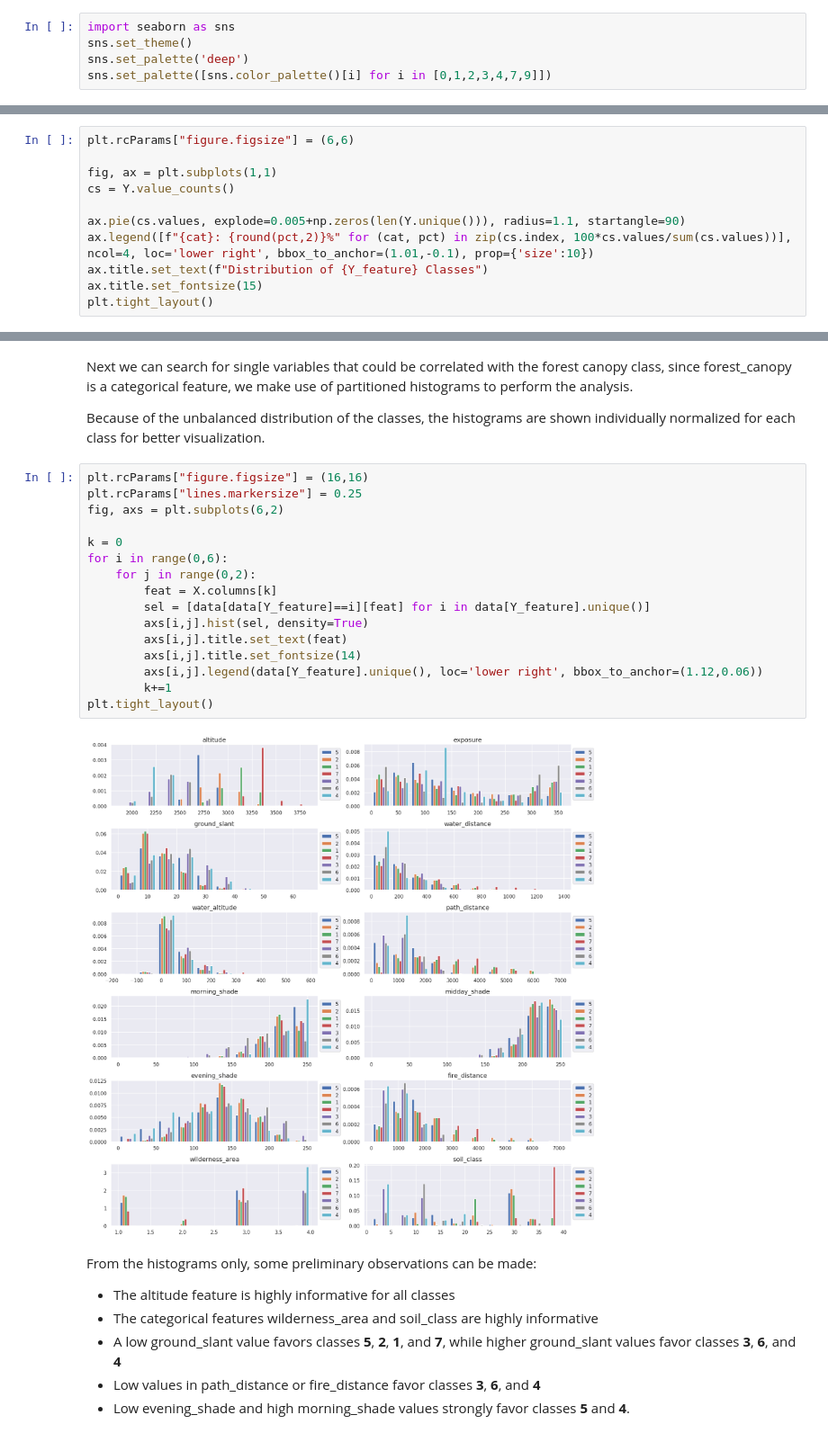
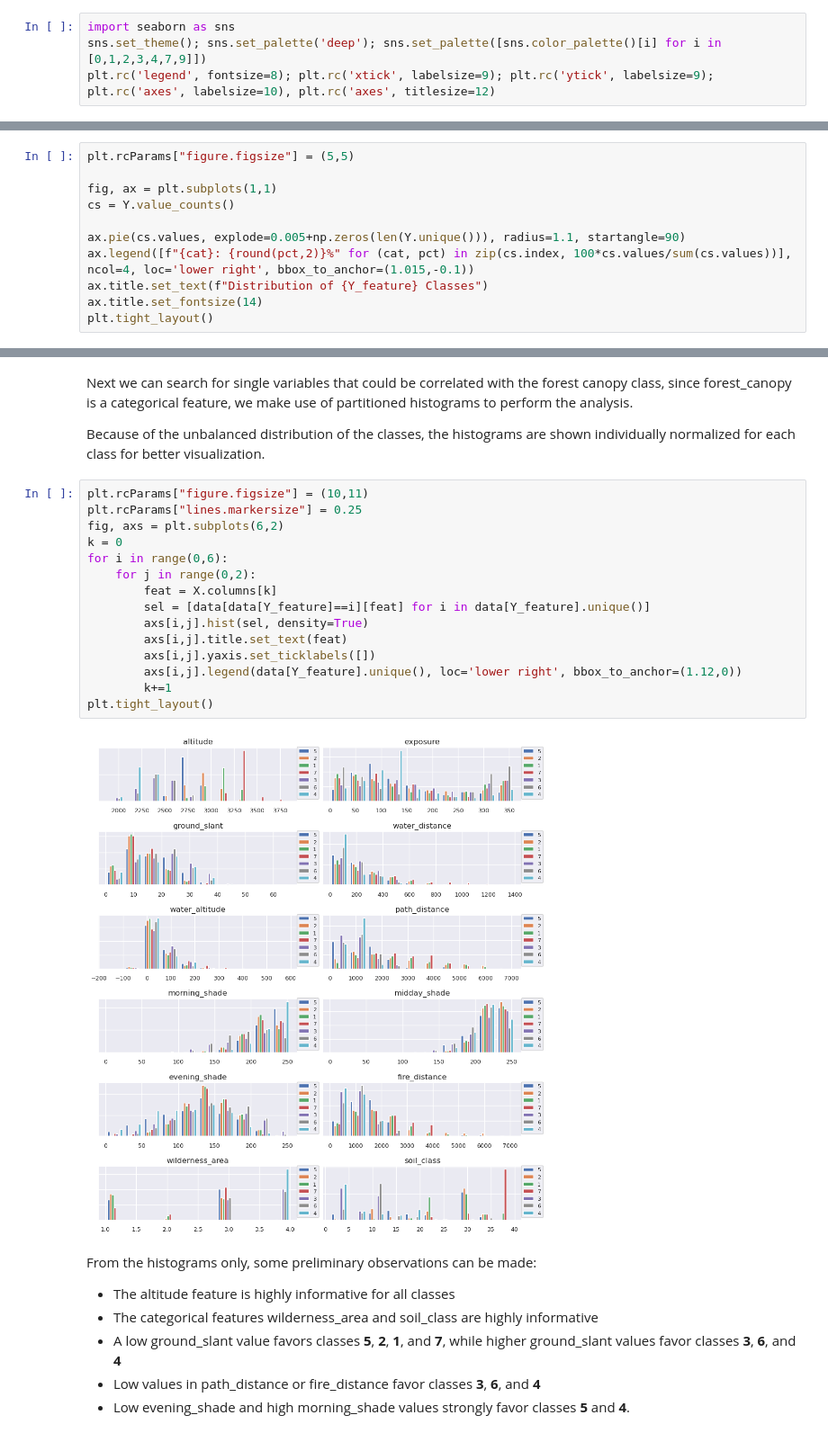
Before and after one commit to Matrsz/ML-IB, a Jupyter notebook: Report 1/report_1.ipynb, the cells around one changed output, grey strips where cells are left out. Shown at 90% size. Cells and saved outputs as stored; diff of their text form.

```diff
--- a/Report 1/report_1.ipynb
+++ b/Report 1/report_1.ipynb
@@ -10,6 +13,5 @@ The `seaborn` library is imported to easily configure `matplotlib to use publica
 # %%
 import seaborn as sns
-sns.set_theme()
-sns.set_palette('deep')
-sns.set_palette([sns.color_palette()[i] for i in [0,1,2,3,4,7,9]])
+sns.set_theme(); sns.set_palette('deep'); sns.set_palette([sns.color_palette()[i] for i in [0,1,2,3,4,7,9]])
+plt.rc('legend', fontsize=8); plt.rc('xtick', labelsize=9); plt.rc('ytick', labelsize=9); plt.rc('axes', labelsize=10), plt.rc('axes', titlesize=12)
 # %% [markdown]
@@ -74,14 +76,14 @@ Before executing any machine learning algorithms, we shall study the dataset thr
 
 The simplest analysis that can be made is observing the distribution of classes in the target variable. If the classes are very unbalanced this will need to be taken into account when separating the dataset into a training set and a testing set.
 # %%
-plt.rcParams["figure.figsize"] = (6,6)
+plt.rcParams["figure.figsize"] = (5,5)
 
 fig, ax = plt.subplots(1,1)
 cs = Y.value_counts()
 
 ax.pie(cs.values, explode=0.005+np.zeros(len(Y.unique())), radius=1.1, startangle=90)
-ax.legend([f"{cat}: {round(pct,2)}%" for (cat, pct) in zip(cs.index, 100*cs.values/sum(cs.values))], ncol=4, loc='lower right', bbox_to_anchor=(1.01,-0.1), prop={'size':10})
+ax.legend([f"{cat}: {round(pct,2)}%" for (cat, pct) in zip(cs.index, 100*cs.values/sum(cs.values))], ncol=4, loc='lower right', bbox_to_anchor=(1.015,-0.1))
 ax.title.set_text(f"Distribution of {Y_feature} Classes")
-ax.title.set_fontsize(15)
+ax.title.set_fontsize(14)
 plt.tight_layout()
 # %% [output]
@@ -91,23 +93,22 @@ Next we can search for single variables that could be correlated with the forest
 
 Because of the unbalanced distribution of the classes, the histograms are shown individually normalized for each class for better visualization.
 # %%
-plt.rcParams["figure.figsize"] = (16,16)
+plt.rcParams["figure.figsize"] = (10,11)
 plt.rcParams["lines.markersize"] = 0.25
 fig, axs = plt.subplots(6,2)
-
 k = 0
 for i in range(0,6):
     for j in range(0,2):
         feat = X.columns[k]
         sel = [data[data[Y_feature]==i][feat] for i in data[Y_feature].unique()]
         axs[i,j].hist(sel, density=True)
         axs[i,j].title.set_text(feat)
-        axs[i,j].title.set_fontsize(14)
-        axs[i,j].legend(data[Y_feature].unique(), loc='lower right', bbox_to_anchor=(1.12,0.06))
+        axs[i,j].yaxis.set_ticklabels([])
+        axs[i,j].legend(data[Y_feature].unique(), loc='lower right', bbox_to_anchor=(1.12,0))
         k+=1
 plt.tight_layout()
 # %% [output]
-[figure, old version]
+[figure, new version]
 # %% [markdown]
 From the histograms only, some preliminary observations can be made:
 
```
Also changed, not shown: parts of 23 cells of this notebook.
